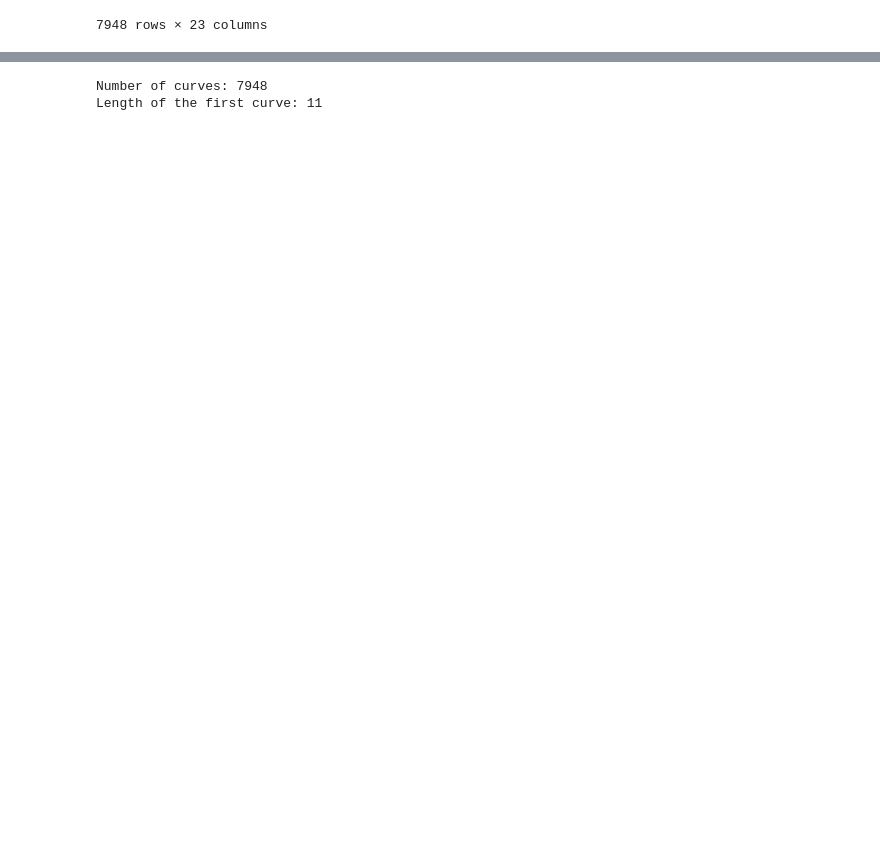
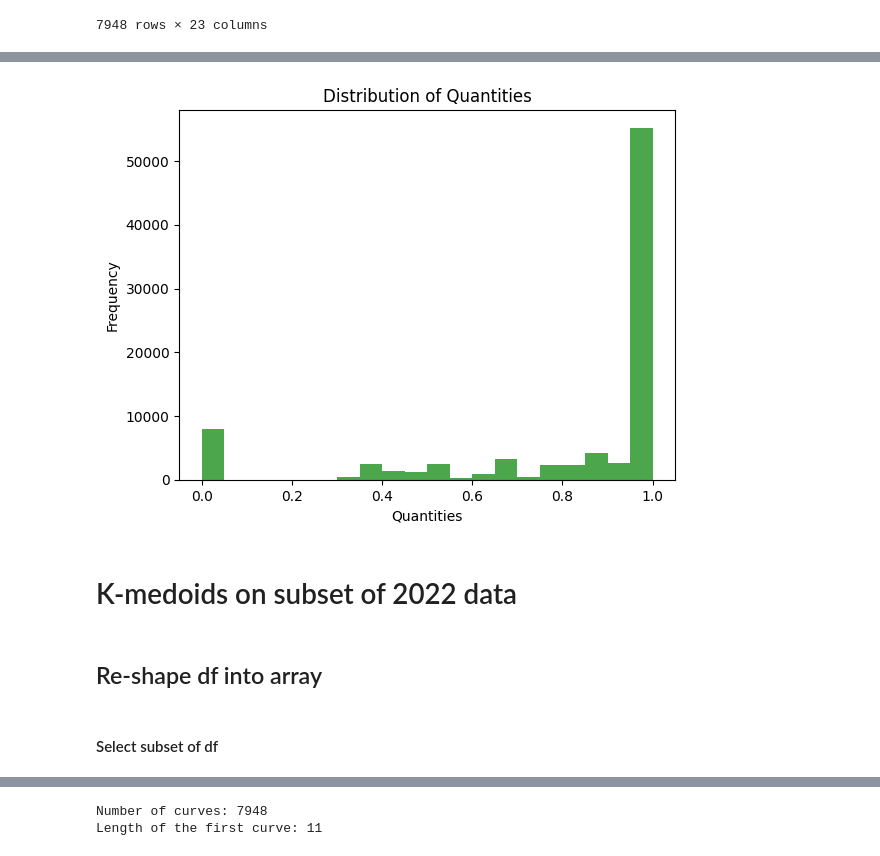
Before and after one commit to gbrosell/maroon-archers, a Jupyter notebook: K-medoids.ipynb, the cells around one changed output, grey strips where cells are left out. Saved outputs shown, nothing was run; the diff lists cells and outputs as text; code cells hidden in the pictures; blank space fills up the shorter version.

Commit message:
Overwrite K-medoids.ipynb with changes from gaea_k-medoids
changed K-medoids code, organized notebook, ran for output

```diff
--- a/K-medoids.ipynb
+++ b/K-medoids.ipynb
@@ -153,0 +229,19 @@ df_2022
+# %%
+# Extract quantities from df_2022
+quantities_columns = [f'quantity{i}' for i in range(1, 12)]
+quantities = df_2022[quantities_columns].values.flatten()
+
+# Plot histogram
+plt.hist(quantities, bins=20, color='green', alpha=0.7)
+plt.xlabel('Quantities')
+plt.ylabel('Frequency')
+plt.title('Distribution of Quantities')
+plt.show()
+# %% [output]
+[figure, added]
+# %% [markdown]
+# K-medoids on subset of 2022 data
+# %% [markdown]
+## Re-shape df into array
+# %% [markdown]
+#### Select subset of df
```
Also changed, not shown: parts of 117 cells of this notebook.
